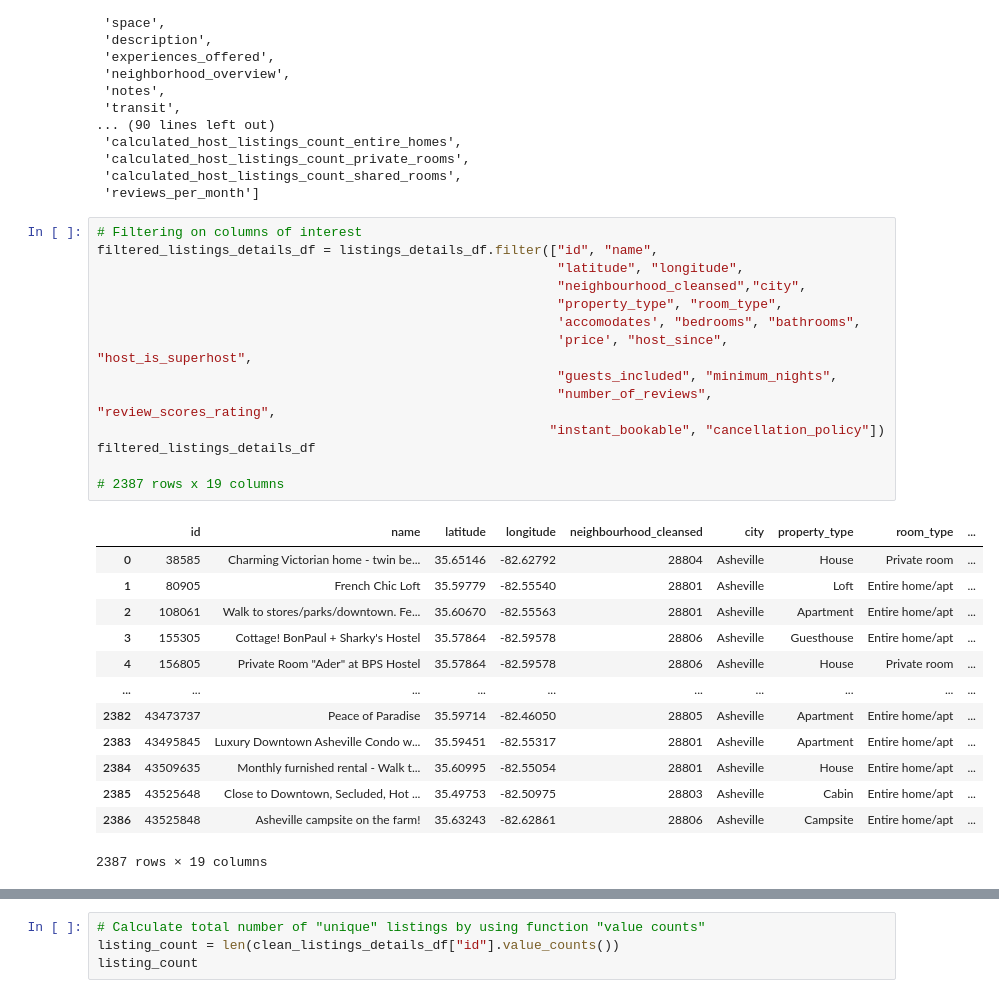
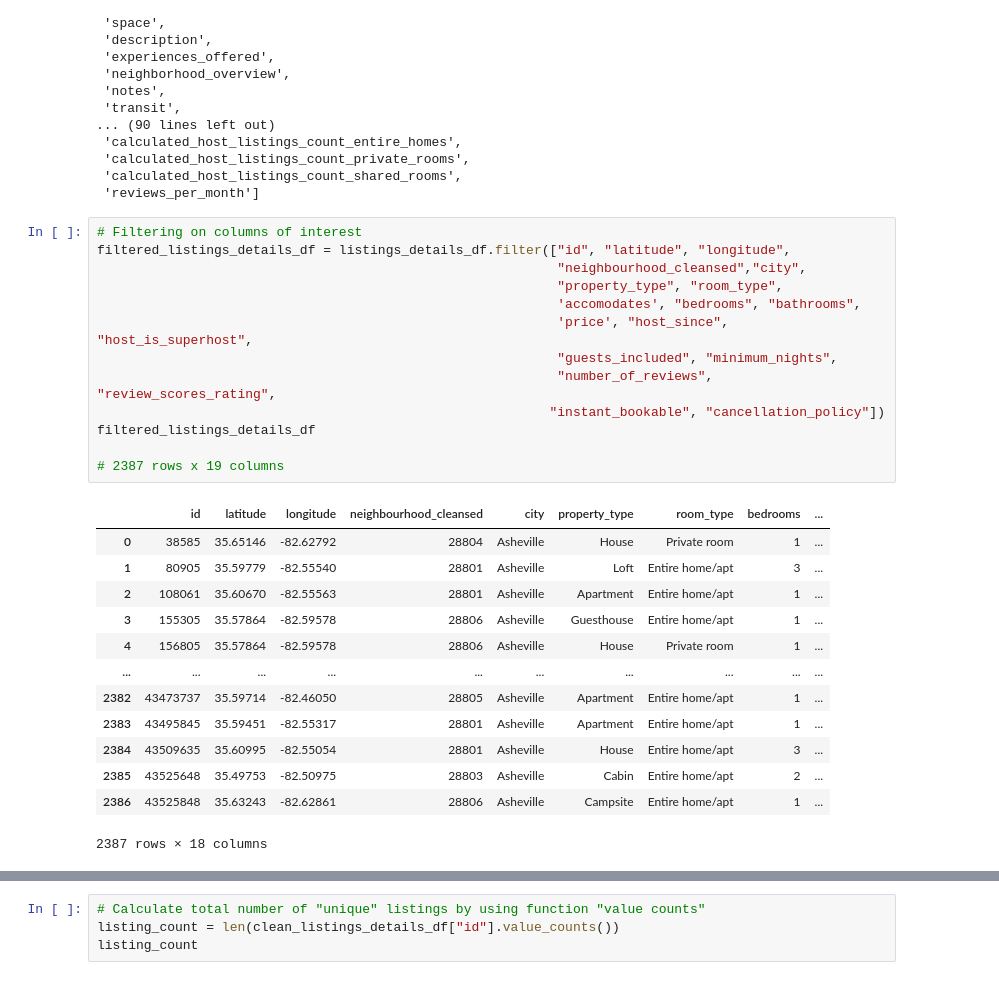
Before and after one commit to waghrayrashi/airbnb_analysis, a Jupyter notebook: airbnb.ipynb, the cells around one changed output, grey strips where cells are left out. Cells and saved outputs as stored; diff of their text form.

```diff
--- a/airbnb.ipynb
+++ b/airbnb.ipynb
@@ -65,32 +65,31 @@ list(listings_details_df)
  'reviews_per_month']
 # %%
 # Filtering on columns of interest
-filtered_listings_details_df = listings_details_df.filter(["id", "name",
-                                                           "latitude", "longitude",
+filtered_listings_details_df = listings_details_df.filter(["id", "latitude", "longitude",
                                                            "neighbourhood_cleansed","city",
                                                            "property_type", "room_type",
                                                            'accomodates', "bedrooms", "bathrooms",
                                                            'price', "host_since", "host_is_superhost",
                                                            "guests_included", "minimum_nights",
                                                            "number_of_reviews", "review_scores_rating",
                                                           "instant_bookable", "cancellation_policy"])
 filtered_listings_details_df
 
 # 2387 rows x 19 columns
 # %% [output]
-|  | id | name | latitude | longitude | neighbourhood_cleansed | city | property_type | room_type | ... |
-| 0 | 38585 | Charming Victorian home - twin be... | 35.65146 | -82.62792 | 28804 | Asheville | House | Private room | ... |
-| 1 | 80905 | French Chic Loft | 35.59779 | -82.55540 | 28801 | Asheville | Loft | Entire home/apt | ... |
-| 2 | 108061 | Walk to stores/parks/downtown. Fe... | 35.60670 | -82.55563 | 28801 | Asheville | Apartment | Entire home/apt | ... |
-| 3 | 155305 | Cottage! BonPaul + Sharky's Hostel | 35.57864 | -82.59578 | 28806 | Asheville | Guesthouse | Entire home/apt | ... |
-| 4 | 156805 | Private Room "Ader" at BPS Hostel | 35.57864 | -82.59578 | 28806 | Asheville | House | Private room | ... |
+|  | id | latitude | longitude | neighbourhood_cleansed | city | property_type | room_type | bedrooms | ... |
+| 0 | 38585 | 35.65146 | -82.62792 | 28804 | Asheville | House | Private room | 1 | ... |
+| 1 | 80905 | 35.59779 | -82.55540 | 28801 | Asheville | Loft | Entire home/apt | 3 | ... |
+| 2 | 108061 | 35.60670 | -82.55563 | 28801 | Asheville | Apartment | Entire home/apt | 1 | ... |
+| 3 | 155305 | 35.57864 | -82.59578 | 28806 | Asheville | Guesthouse | Entire home/apt | 1 | ... |
+| 4 | 156805 | 35.57864 | -82.59578 | 28806 | Asheville | House | Private room | 1 | ... |
 | ... | ... | ... | ... | ... | ... | ... | ... | ... | ... |
-| 2382 | 43473737 | Peace of Paradise | 35.59714 | -82.46050 | 28805 | Asheville | Apartment | Entire home/apt | ... |
-| 2383 | 43495845 | Luxury Downtown Asheville Condo w... | 35.59451 | -82.55317 | 28801 | Asheville | Apartment | Entire home/apt | ... |
-| 2384 | 43509635 | Monthly furnished rental - Walk t... | 35.60995 | -82.55054 | 28801 | Asheville | House | Entire home/apt | ... |
-| 2385 | 43525648 | Close to Downtown, Secluded, Hot ... | 35.49753 | -82.50975 | 28803 | Asheville | Cabin | Entire home/apt | ... |
-| 2386 | 43525848 | Asheville campsite on the farm! | 35.63243 | -82.62861 | 28806 | Asheville | Campsite | Entire home/apt | ... |
+| 2382 | 43473737 | 35.59714 | -82.46050 | 28805 | Asheville | Apartment | Entire home/apt | 1 | ... |
+| 2383 | 43495845 | 35.59451 | -82.55317 | 28801 | Asheville | Apartment | Entire home/apt | 1 | ... |
+| 2384 | 43509635 | 35.60995 | -82.55054 | 28801 | Asheville | House | Entire home/apt | 3 | ... |
+| 2385 | 43525648 | 35.49753 | -82.50975 | 28803 | Asheville | Cabin | Entire home/apt | 2 | ... |
+| 2386 | 43525848 | 35.63243 | -82.62861 | 28806 | Asheville | Campsite | Entire home/apt | 1 | ... |
-2387 rows × 19 columns
+2387 rows × 18 columns
 # %%
 # Price is in string format - Remove '$'' and ',''  and convert to float
 filtered_listings_details_df.price = filtered_listings_details_df.price.replace('[\$,]', '', regex=True).astype(float)
```
Also changed, not shown: parts of 20 cells of this notebook, 11 other files.
